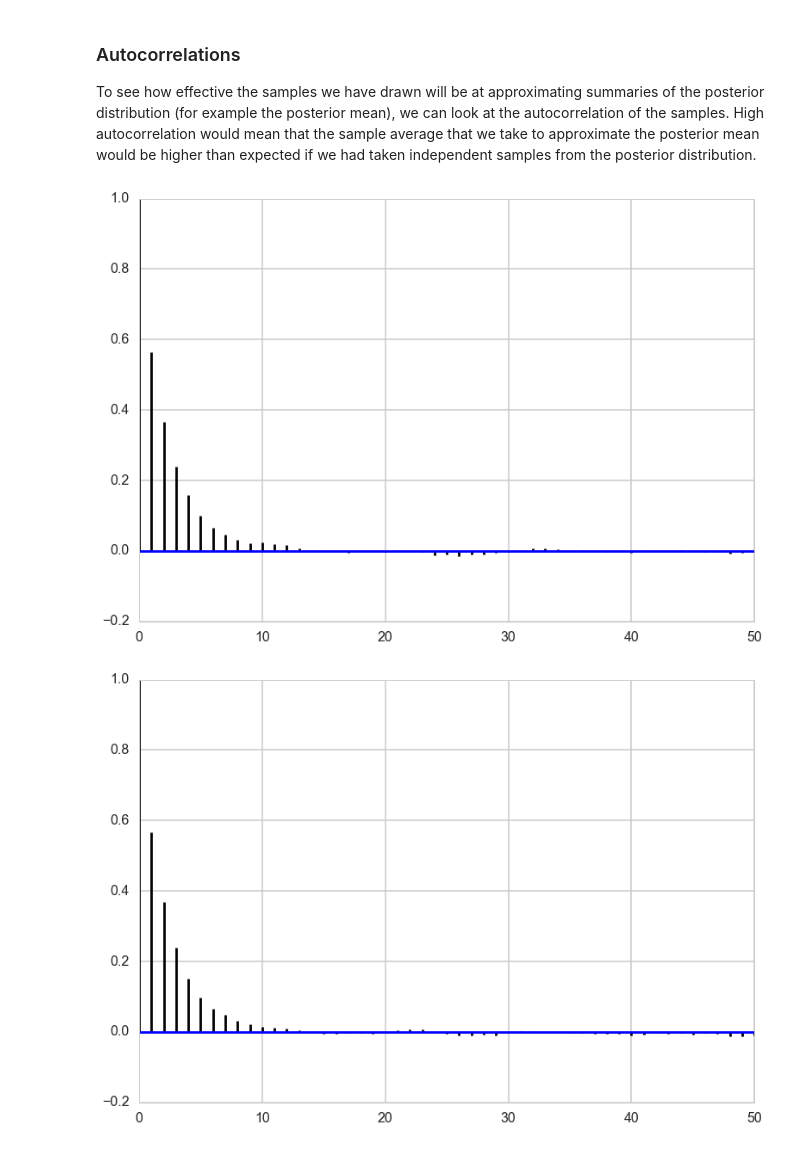
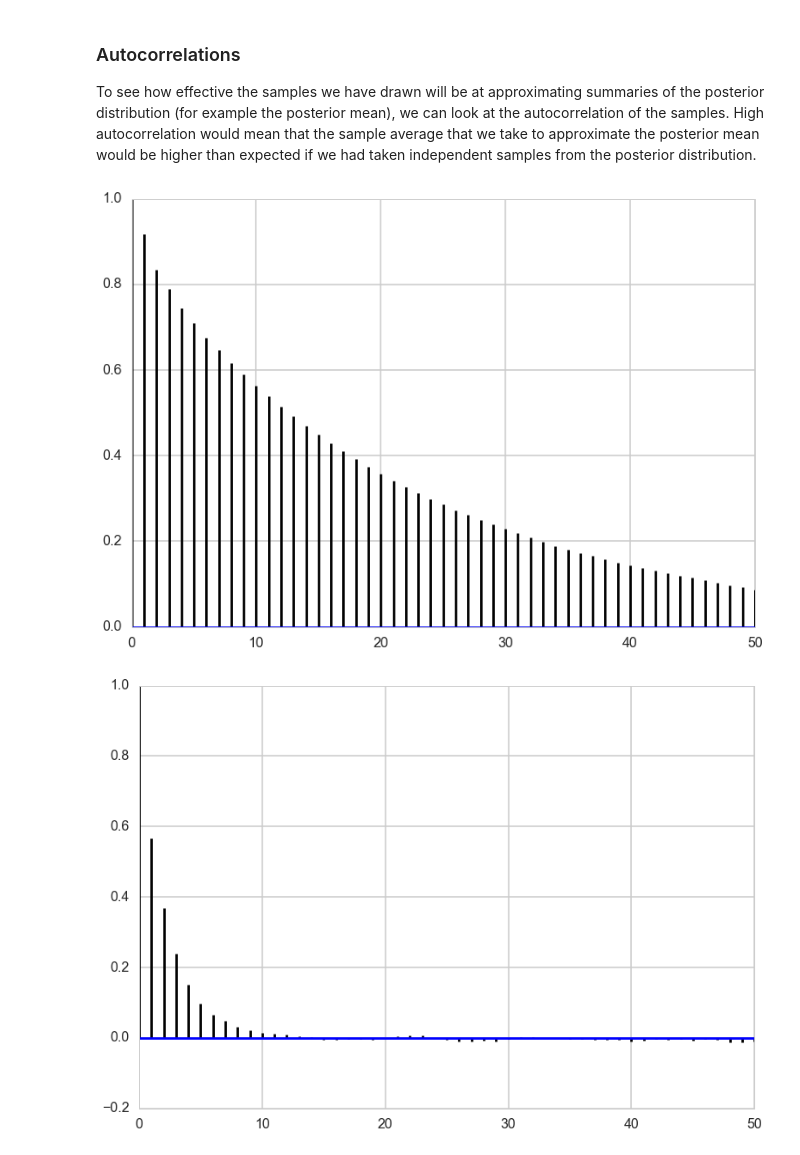
Before and after one commit to wclaybaugh/2017, a Jupyter notebook: wiki/tetchygibbs.ipynb, the cells around one changed output. Cells and saved outputs as stored; diff of their text form; code cells hidden in the pictures.

```diff
--- a/wiki/tetchygibbs.ipynb
+++ b/wiki/tetchygibbs.ipynb
@@ -148,10 +148,10 @@ To see how effective the samples we have drawn will be at approximating summarie
 # %%
 def corrplot(trace, maxlags=50):
     plt.acorr(trace-np.mean(trace),  normed=True, maxlags=maxlags);
     plt.xlim([0, maxlags])
-corrplot(x)
+corrplot(xall[N//10:])
 # %% [output]
-[figure, old version]
+[figure, new version]
 # %%
 corrplot(y)
 # %% [output]
```
Also changed, not shown: parts of 7 cells of this notebook, 17 other files.
